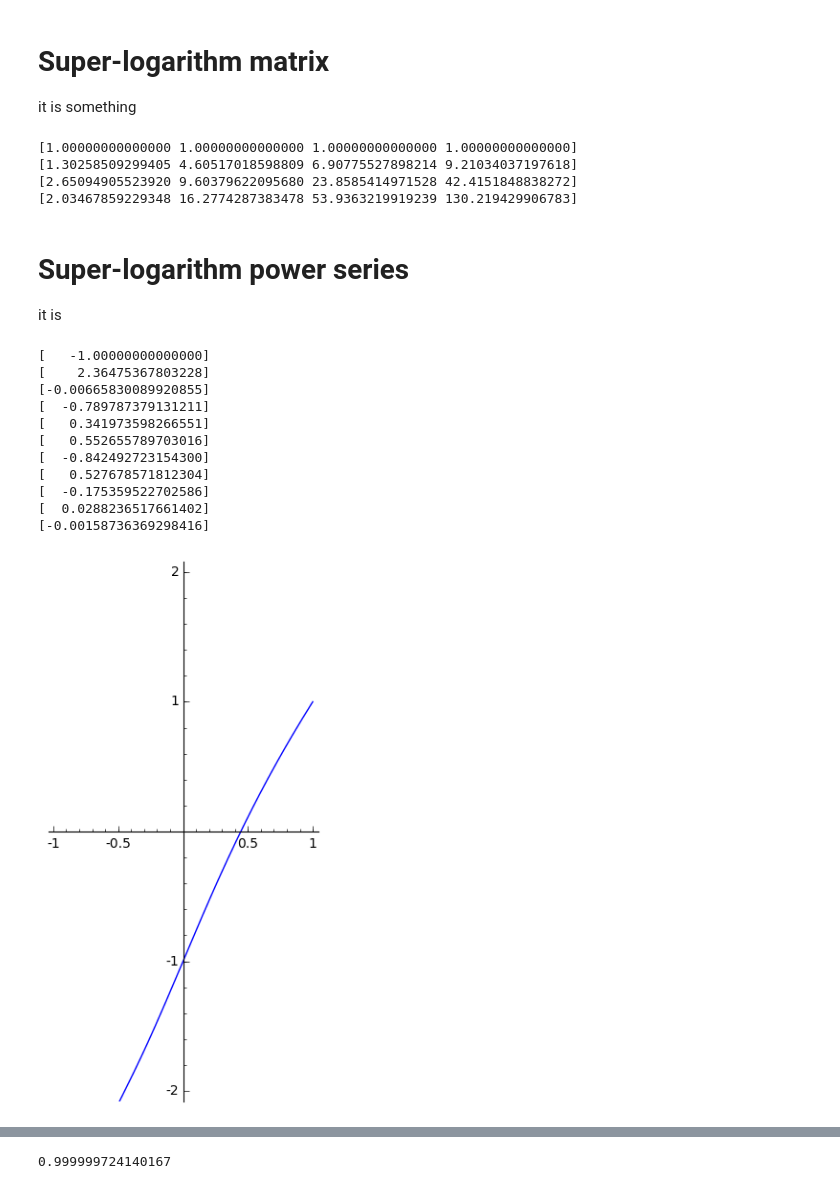
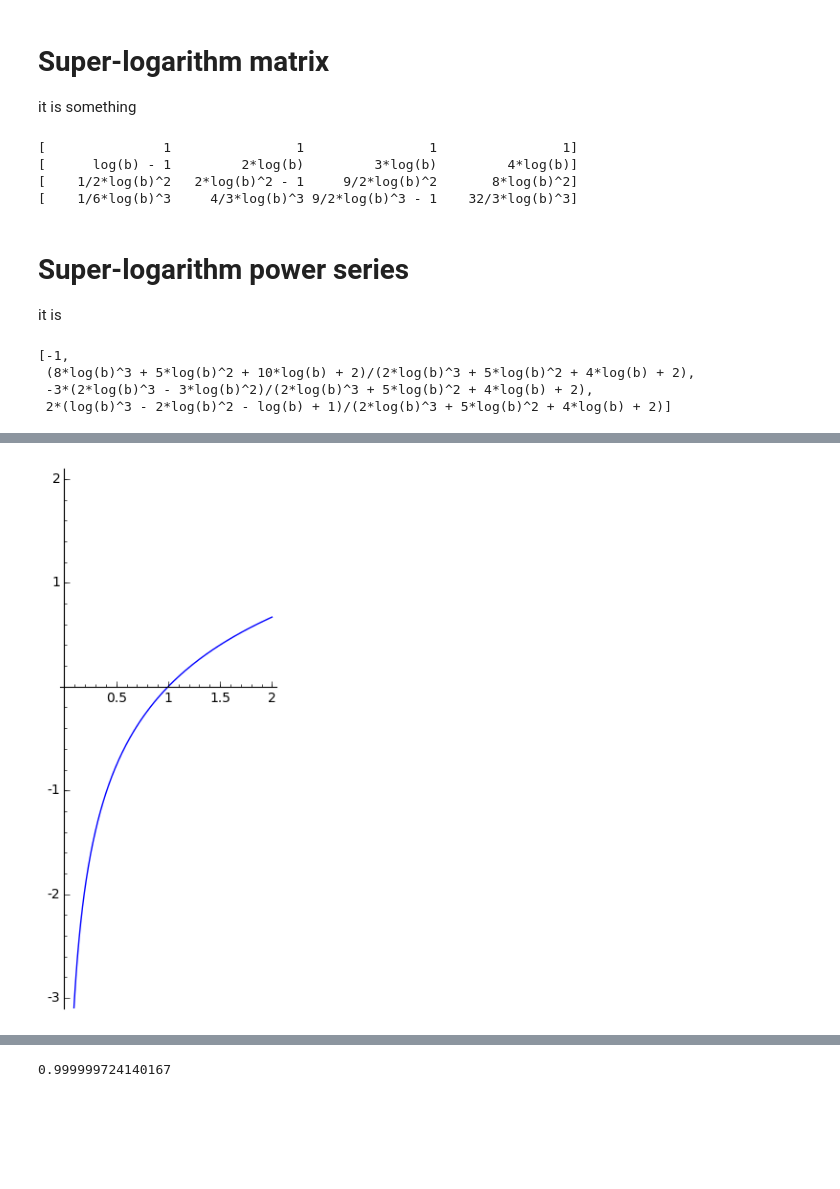
Before and after one commit to andydude/tetration, a Jupyter notebook: dl/superexp_10.ipynb, the cells around one changed output, grey strips where cells are left out. Cells and saved outputs as stored; diff of their text form; code cells hidden in the pictures; blank space fills up the shorter version.

```diff
--- a/dl/superexp_10.ipynb
+++ b/dl/superexp_10.ipynb
@@ -1,12 +1,12 @@
 # %%
 # Dependencies
-tetration_dir = os.environ.get('TETRATION_DIR', '.')
-load(os.path.join(tetration_dir, "dl", "sage_tetration.sage"))
+tetration_dl = os.environ.get('TETRATION_DL', os.getcwd())
+sys.path.append(tetration_dl)
+from sage_tetration import *
 
 # Base of the super-logarithm (hyper-4-logarithm)
-b = 10
-
 # Natural logarithm (hyper-3-logarithm) of the base
+b = var('b')
 lnb = log(b)
 
 # number of terms in the power series
@@ -16,7 +16,7 @@ order = 10
 prec = 53
 
 # default coefficient ring
-ring = RR
+ring = SR
 
 # Power series ring over x
 _.<x> = PowerSeriesRing(ring, 'x')
@@ -27,30 +27,24 @@ it is something
 # %%
 show(superlog_matrix(lnb, 4, ring=ring))
 # %% [output]
-[1.00000000000000 1.00000000000000 1.00000000000000 1.00000000000000]
-[1.30258509299405 4.60517018598809 6.90775527898214 9.21034037197618]
-[2.65094905523920 9.60379622095680 23.8585414971528 42.4151848838272]
-[2.03467859229348 16.2774287383478 53.9363219919239 130.219429906783]
+[               1                1                1                1]
+[      log(b) - 1         2*log(b)         3*log(b)         4*log(b)]
+[    1/2*log(b)^2   2*log(b)^2 - 1     9/2*log(b)^2       8*log(b)^2]
+[    1/6*log(b)^3     4/3*log(b)^3 9/2*log(b)^3 - 1    32/3*log(b)^3]
 # %% [markdown]
 # Super-logarithm power series
 
 it is
 # %%
-slog_ser = superlog_series(N(lnb), x, order=order, ring=ring)
-show(transpose(matrix([slog_ser.coefficients()])))
+slog_ser = superlog_series(lnb, x, order=3, ring=ring)
+show([c.canonicalize_radical() for c in slog_ser.coefficients()])
 # %% [output]
-[   -1.00000000000000]
-[    2.36475367803228]
-[-0.00665830089920855]
-[  -0.789787379131211]
-[   0.341973598266551]
-[   0.552655789703016]
-[  -0.842492723154300]
-[   0.527678571812304]
-[  -0.175359522702586]
-[  0.0288236517661402]
-[-0.00158736369298416]
+[-1,
+ (8*log(b)^3 + 5*log(b)^2 + 10*log(b) + 2)/(2*log(b)^3 + 5*log(b)^2 + 4*log(b) + 2),
+ -3*(2*log(b)^3 - 3*log(b)^2)/(2*log(b)^3 + 5*log(b)^2 + 4*log(b) + 2),
+ 2*(log(b)^3 - 2*log(b)^2 - log(b) + 1)/(2*log(b)^3 + 5*log(b)^2 + 4*log(b) + 2)]
-# %%
-plot(lambda x: slog_ser.polynomial().subs(x=x), (-1, 1), ymin=-2, ymax=2, aspect_ratio=1)
-# %% [output]
-[figure, removed]
+# %%
+def slog(x):
+    return sum([c*x**k for k, c in enumerate(slog_ser.coefficients())])
+plot(lambda x: slog(log(x)/lnb) + 1, (-1, 2), ymin=-3, ymax=2, aspect_ratio=1)
+# %% [output]
@@ -56,0 +53 @@ plot(lambda x: slog_ser.polynomial().subs(x=x), (-1, 1), ymin=-2, ymax=2, aspect
+[figure, added]
```
Also changed, not shown: parts of 7 cells of this notebook, 1 other file.
